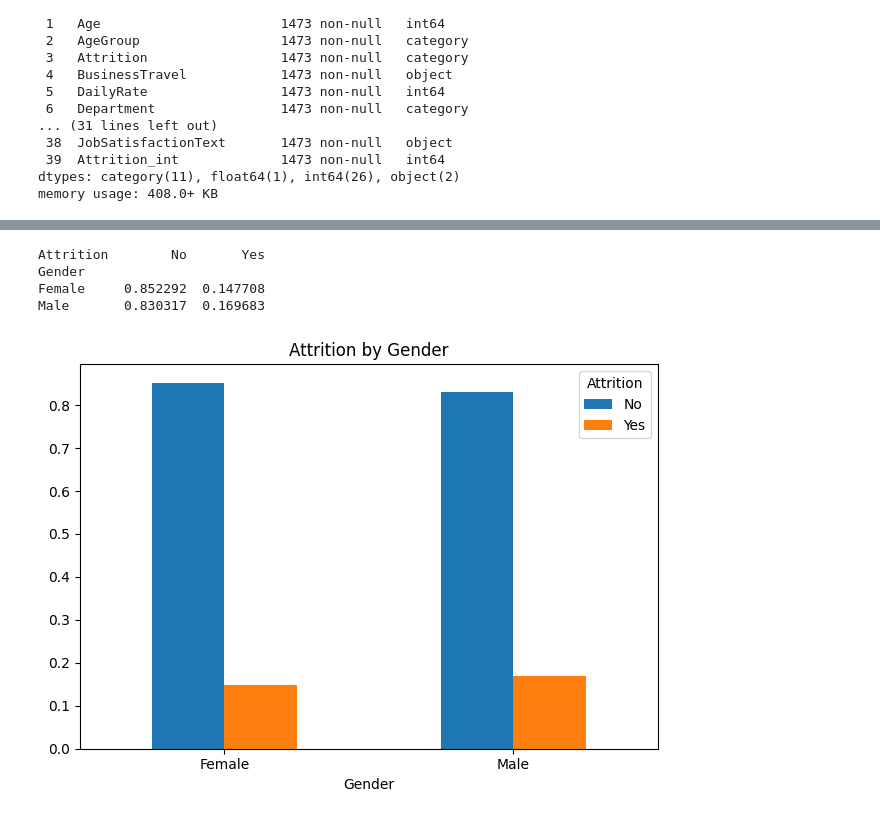
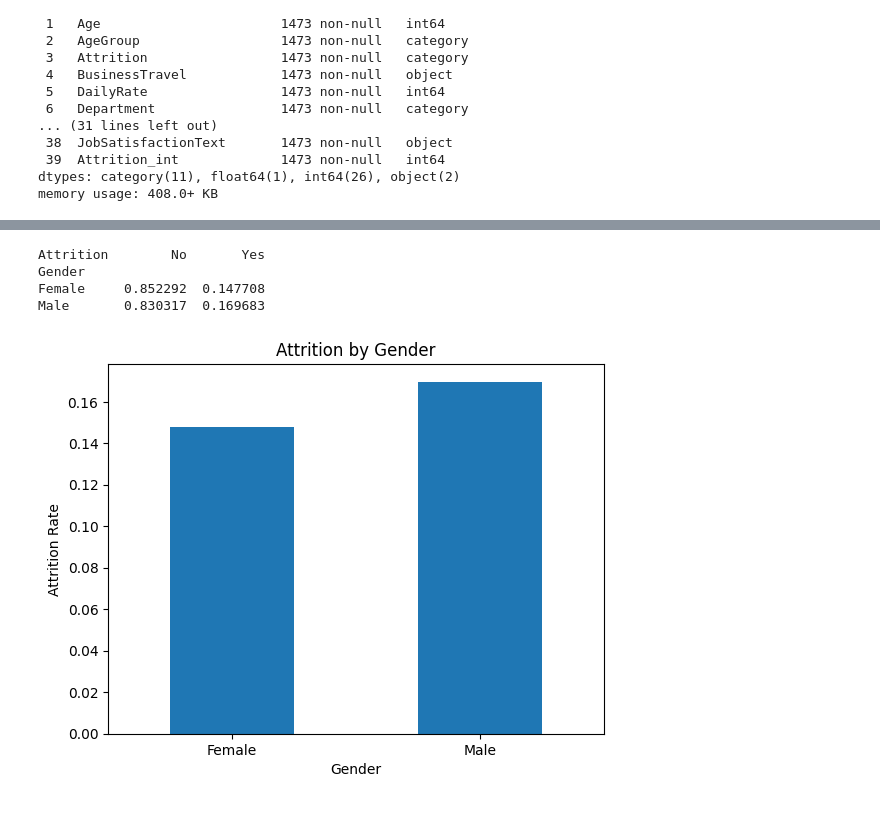
Before and after one commit to ChristianM2409/Portofolioprojekt, a Jupyter notebook: notebooks/Project_HR_Data_analysis.ipynb, the cells around one changed output, grey strips where cells are left out. Cells and saved outputs as stored; diff of their text form; code cells hidden in the pictures.

```diff
--- a/notebooks/Project_HR_Data_analysis.ipynb
+++ b/notebooks/Project_HR_Data_analysis.ipynb
@@ -113,7 +113,7 @@ YearsWithCurrManager        float64
 dtype: object
 # %%
 # Change object in category
-for col in ["EmpID", "AgeGroup","Attrition","Department", "EducationField","Gender", "JobRole","MaritalStatus","SalarySlab", "Over18","OverTime"]:
+for col in ["EmpID", "AgeGroup","BusinessTravel", "Attrition","Department", "EducationField","Gender", "JobRole","MaritalStatus","SalarySlab", "Over18","OverTime", "JobSatisfactionText"]:
     df[col] = df[col].astype("category")
 
 df.dtypes
@@ -636,27 +495,35 @@ Travel_Rarely      0.849711  0.150289
 # %%
 # EDA Check Gender
 pd_Gender_Attrition_relation = pd.crosstab(
     index=df.loc[:, "Gender"],
     columns=df.loc[:, "Attrition"],
-    normalize="index"   # Anteile pro Geschlecht
+    normalize="index"
+
 )
 print(pd_Gender_Attrition_relation)
 
-import matplotlib.pyplot as plt
+#chart focus on attrition "Yes"
 
-ax = pd_Gender_Attrition_relation.plot(
+
+
+pd_Gender_Attrition_relation_yes= pd_Gender_Attrition_relation[["Yes"]]
+
+
+ax=pd_Gender_Attrition_relation_yes.plot(
     kind="bar",
-    title="Attrition by Gender"
-)
+    title= "Attrition by Gender",
+    #figsize=(10,10),
+    legend=False
+    )
+
+ax.set_ylabel("Attrition Rate")
 ax.xaxis.set_tick_params(labelrotation=0)
-plt.tight_layout()
-plt.show()
 # %% [output]
 Attrition        No       Yes
 Gender
 Female     0.852292  0.147708
 Male       0.830317  0.169683
-[figure, old version]
+[figure, new version]
 # %%
 # EDA Check JobRole
 pd_JobRole_Attrition_relation = pd.crosstab(
```
Also changed, not shown: parts of 29 cells of this notebook.
